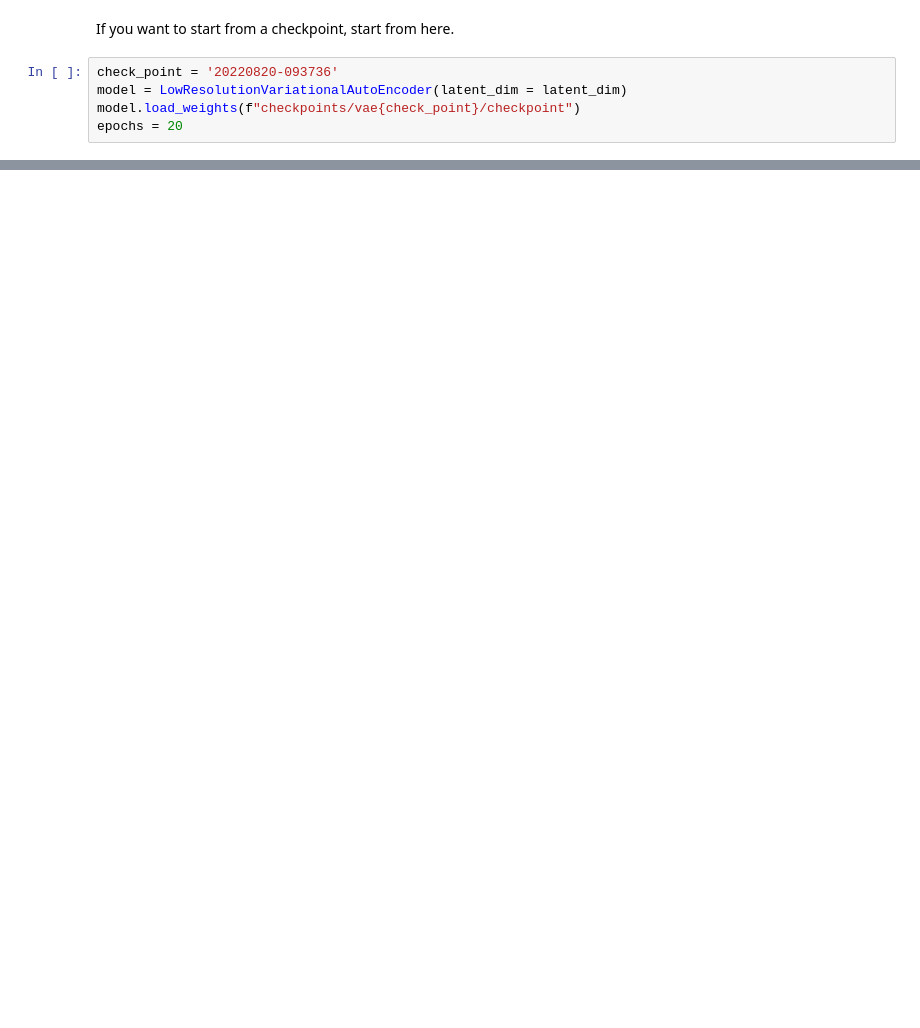
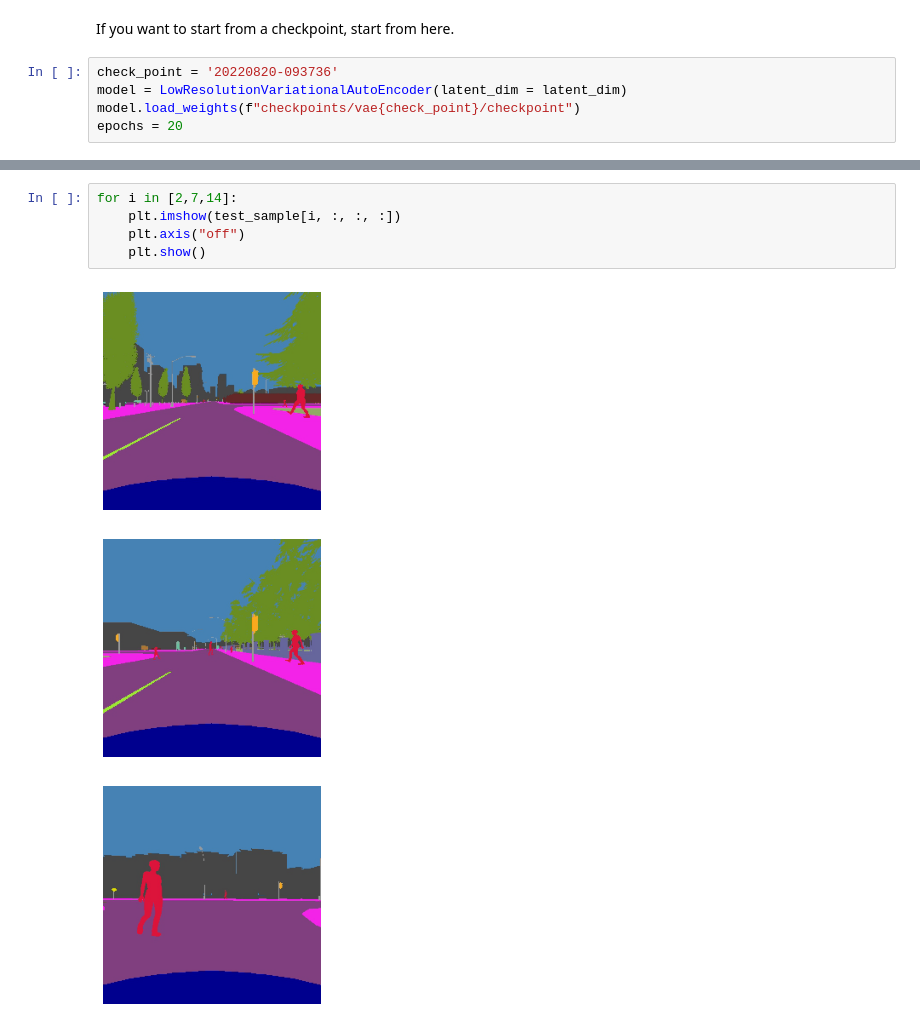
Before and after one commit to AlirezaAK2000/Bsc-Project, a Jupyter notebook: vae.ipynb, the cells around one changed output, grey strips where cells are left out. Saved outputs shown, nothing was run; the diff lists cells and outputs as text; blank space fills up the shorter version.

```diff
--- a/vae.ipynb
+++ b/vae.ipynb
@@ -191,0 +220,9 @@ KeyboardInterrupt:
+# %%
+for i in [2,7,14]:
+    plt.imshow(test_sample[i, :, :, :])
+    plt.axis("off")
+    plt.show()
+# %% [output]
+[figure, added]
+[figure, added]
+[figure, added]
```
Also changed, not shown: parts of 8 cells of this notebook, 5 other files.
